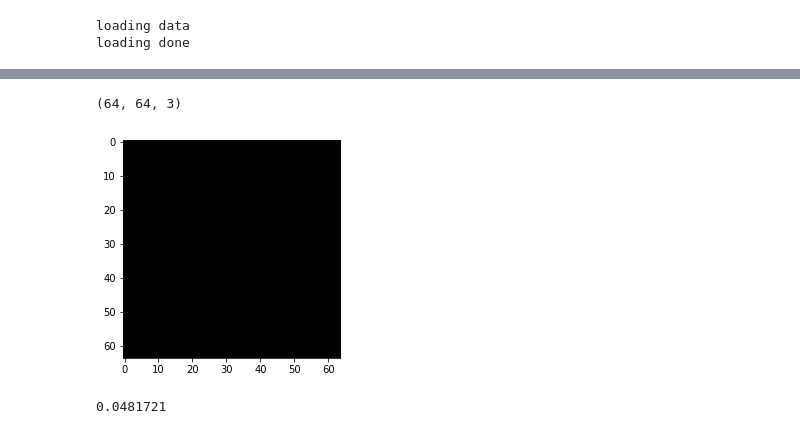
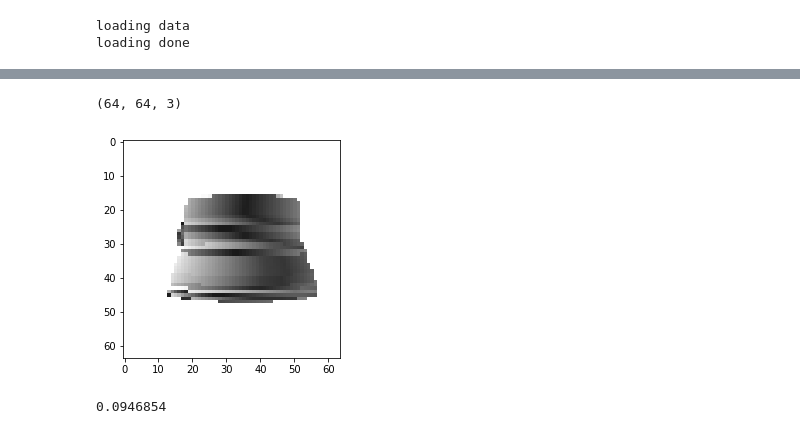
Before and after one commit to Chinmay26/Multi-Viewpoint-Image-generation, a Jupyter notebook: trainers/AutoEncoder_same.ipynb, the cells around one changed output, grey strips where cells are left out. Drawn from its saved outputs; the diff is of its cells as text; code cells hidden in the pictures.

```diff
--- a/trainers/AutoEncoder_same.ipynb
+++ b/trainers/AutoEncoder_same.ipynb
@@ -14,7 +16,7 @@ import matplotlib.image as mpimg
 #load data
 print "loading data"
 #iterate over directory and get all png images\n
-imageset = np.zeros((7704,64,64,3))
+imageset = np.empty((7704,64,64,3), dtype='float32')
 
 #There are 7704 images in the dataset.
 #214 folders. Each having 36 images.
@@ -32,7 +34,7 @@ for subdir, dirs, files in os.walk(rootdir):
             cnt += 1
             seq_number = int(filepath.split('-')[-1].split('.')[0])
 
-            imageset[total_cnt*36 + seq_number] = scipy.misc.imread(filepath)
+            imageset[total_cnt*36 + seq_number] = misc.imread(filepath).astype(np.float32)
 
 print 'loading done'
 # %% [output]
@@ -247,24 +273,24 @@ for e in range(epochs):
 # %%
 
 #compare test image
 
-tmp = imageset[6120+10]
+tmp = imageset[6120+71][...,::-1]
 print tmp.shape
-plt.imshow(tmp)
+plt.imshow(tmp/255)
 plt.show()
 # %% [output]
 (64, 64, 3)
-[figure, old version]
+[figure, new version]
 # %%
 
 
-feed_dict = {inputs_: data_test[0:72], targets_: test_labels[0:72]}
+feed_dict = {inputs_: data_test[:36], targets_: test_labels[:36]}
 
 fetches = [tanh6, loss_op]
 out, loss = sess.run(fetches, feed_dict=feed_dict)
 print loss
 # %% [output]
-0.0481721
+0.0946854
 # %%
 other = np.array(out)
 
```
Also changed, not shown: parts of 15 cells of this notebook, 1 other file.
